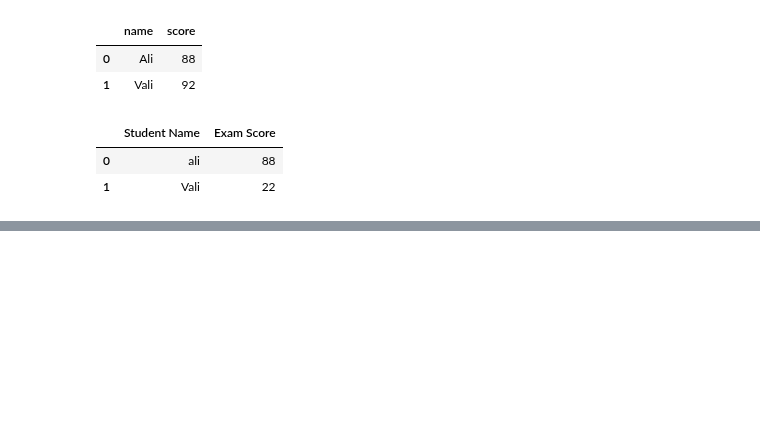
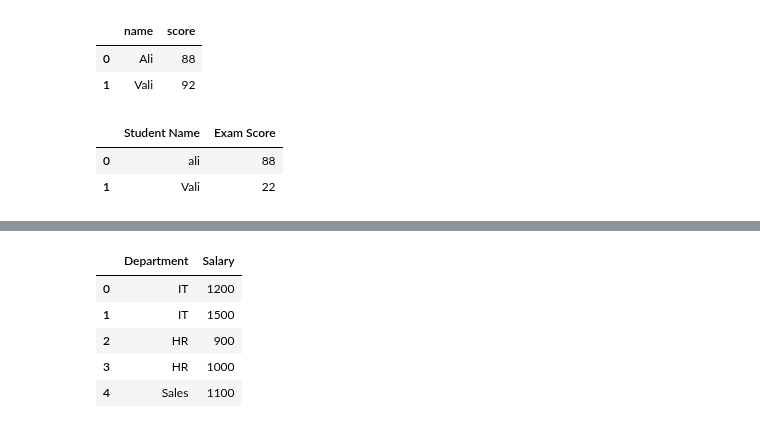
Before and after one commit to izzat-ai/learning-ai, a Jupyter notebook: pandas_data_preparation/24_dec_practice.ipynb, the cells around one changed output, grey strips where cells are left out. Cells and saved outputs as stored; diff of their text form; code cells hidden in the pictures; blank space fills up the shorter version.

```diff
--- a/pandas_data_preparation/24_dec_practice.ipynb
+++ b/pandas_data_preparation/24_dec_practice.ipynb
@@ -201,0 +236,13 @@ df6.replace({'Ali':'ali', 92:22})
+# %%
+df8 = pd.DataFrame({
+    "Department": ["IT", "IT", "HR", "HR", "Sales"],
+    "Salary": [1200, 1500, 900, 1000, 1100]
+})
+df8
+# %% [output]
+|  | Department | Salary |
+| 0 | IT | 1200 |
+| 1 | IT | 1500 |
+| 2 | HR | 900 |
+| 3 | HR | 1000 |
+| 4 | Sales | 1100 |
```
Also changed, not shown: parts of 19 cells of this notebook.
